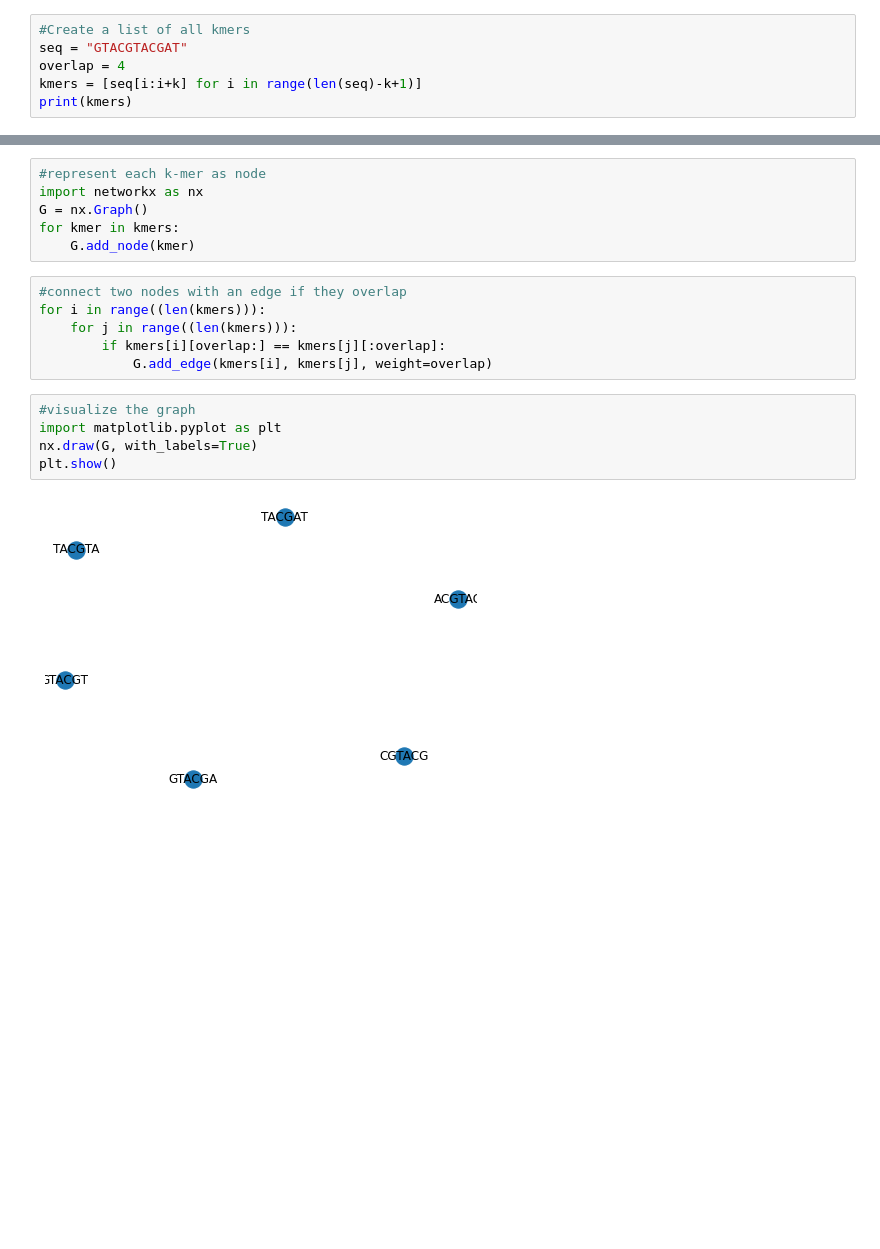
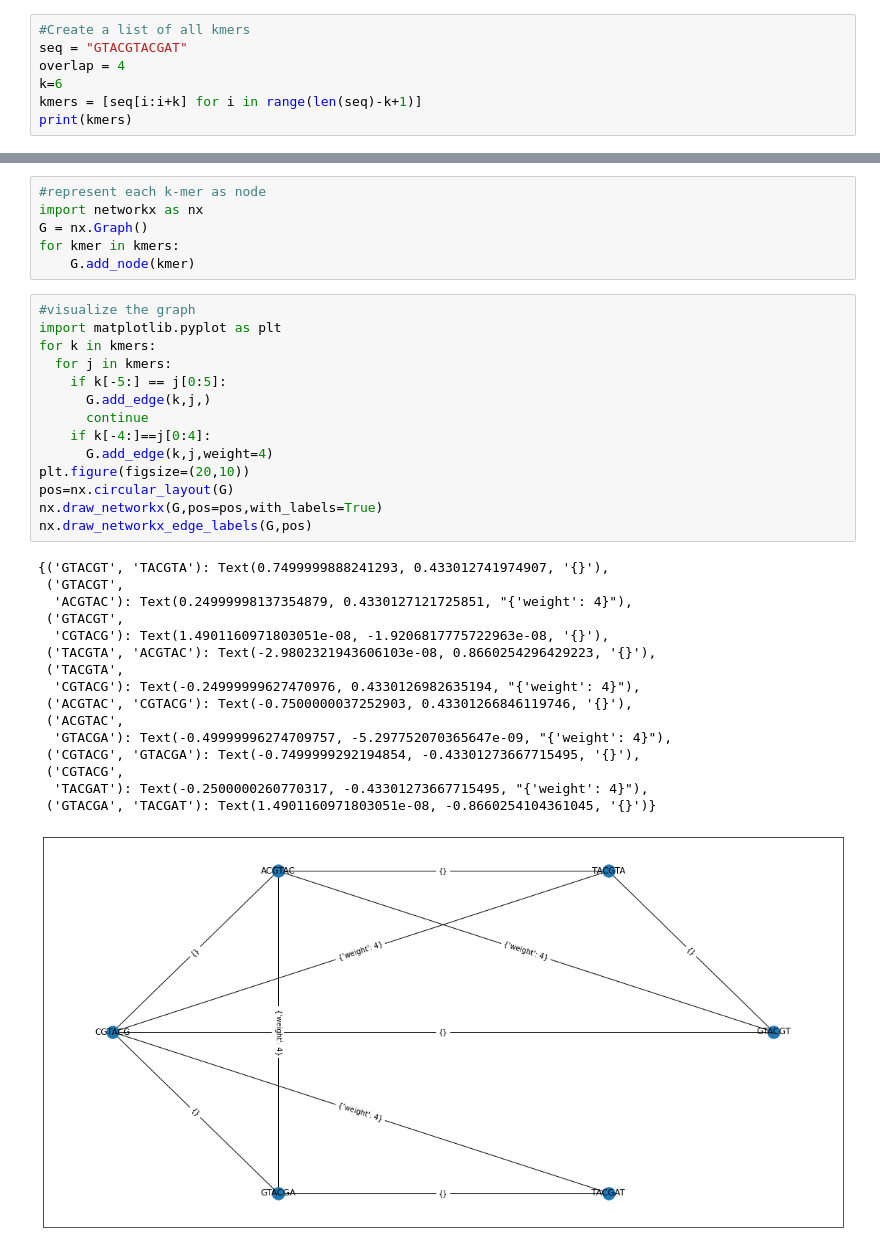
Before and after one commit to Abhinavxox/BIOinformatics, a Jupyter notebook: BIO3/BIO_LAB4.ipynb, the cells around one changed output, grey strips where cells are left out. Cells and saved outputs as stored; diff of their text form; blank space fills up the shorter version.

```diff
--- a/BIO3/BIO_LAB4.ipynb
+++ b/BIO3/BIO_LAB4.ipynb
@@ -9,6 +9,7 @@ Rollno: AM.EN.U4AIE21088
 #Create a list of all kmers
 seq = "GTACGTACGAT"
 overlap = 4
+k=6
 kmers = [seq[i:i+k] for i in range(len(seq)-k+1)]
 print(kmers)
 # %% [output]
@@ -19,16 +20,34 @@ import networkx as nx
 G = nx.Graph()
 for kmer in kmers:
     G.add_node(kmer)
-# %%
-#connect two nodes with an edge if they overlap
-for i in range((len(kmers))):
-    for j in range((len(kmers))):
-        if kmers[i][overlap:] == kmers[j][:overlap]:
-            G.add_edge(kmers[i], kmers[j], weight=overlap)
-# %%
-#visualize the graph
-import matplotlib.pyplot as plt
-nx.draw(G, with_labels=True)
-plt.show()
-# %% [output]
-[figure, removed]
+# %%
+#visualize the graph
+import matplotlib.pyplot as plt
+for k in kmers:
+  for j in kmers:
+    if k[-5:] == j[0:5]:
+      G.add_edge(k,j,)
+      continue
+    if k[-4:]==j[0:4]:
+      G.add_edge(k,j,weight=4)
+plt.figure(figsize=(20,10))
+pos=nx.circular_layout(G)
+nx.draw_networkx(G,pos=pos,with_labels=True)
+nx.draw_networkx_edge_labels(G,pos)
+# %% [output]
+{('GTACGT', 'TACGTA'): Text(0.7499999888241293, 0.433012741974907, '{}'),
+ ('GTACGT',
+  'ACGTAC'): Text(0.24999998137354879, 0.4330127121725851, "{'weight': 4}"),
+ ('GTACGT',
+  'CGTACG'): Text(1.4901160971803051e-08, -1.9206817775722963e-08, '{}'),
+ ('TACGTA', 'ACGTAC'): Text(-2.9802321943606103e-08, 0.8660254296429223, '{}'),
+ ('TACGTA',
+  'CGTACG'): Text(-0.24999999627470976, 0.4330126982635194, "{'weight': 4}"),
+ ('ACGTAC', 'CGTACG'): Text(-0.7500000037252903, 0.43301266846119746, '{}'),
+ ('ACGTAC',
+  'GTACGA'): Text(-0.49999996274709757, -5.297752070365647e-09, "{'weight': 4}"),
+ ('CGTACG', 'GTACGA'): Text(-0.7499999292194854, -0.43301273667715495, '{}'),
+ ('CGTACG',
+  'TACGAT'): Text(-0.2500000260770317, -0.43301273667715495, "{'weight': 4}"),
+ ('GTACGA', 'TACGAT'): Text(1.4901160971803051e-08, -0.8660254104361045, '{}')}
+[figure, added]
```
